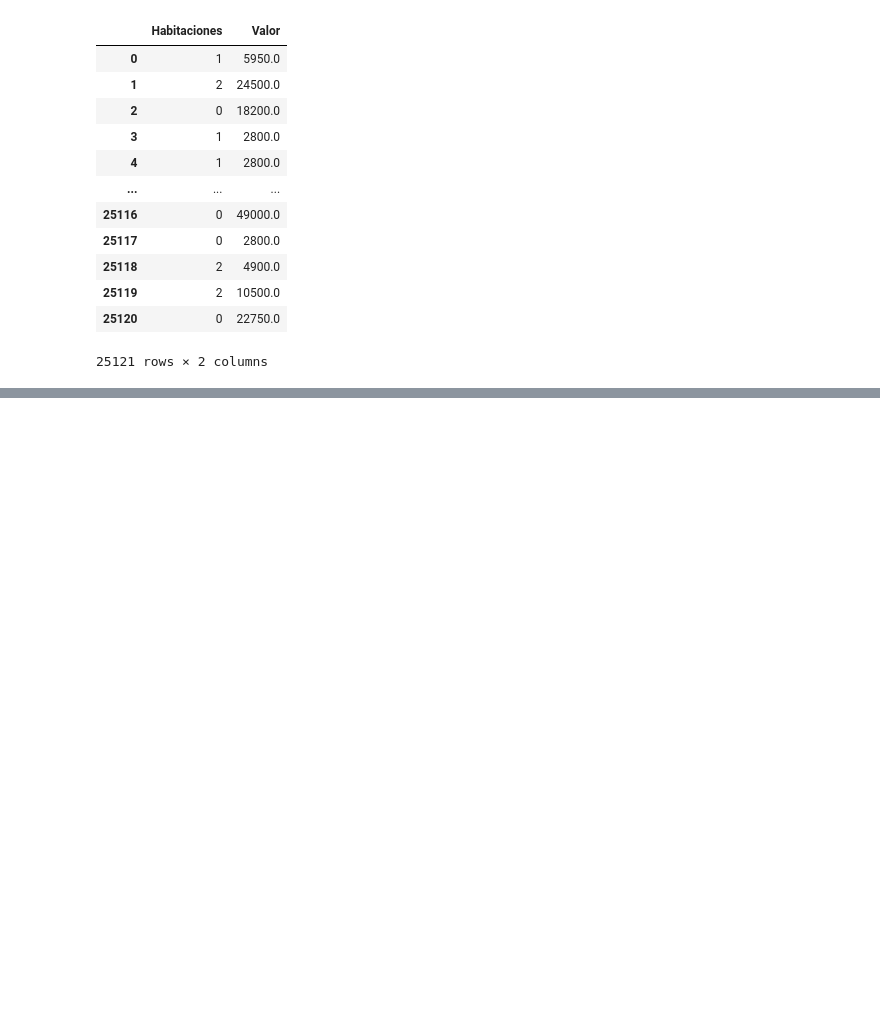
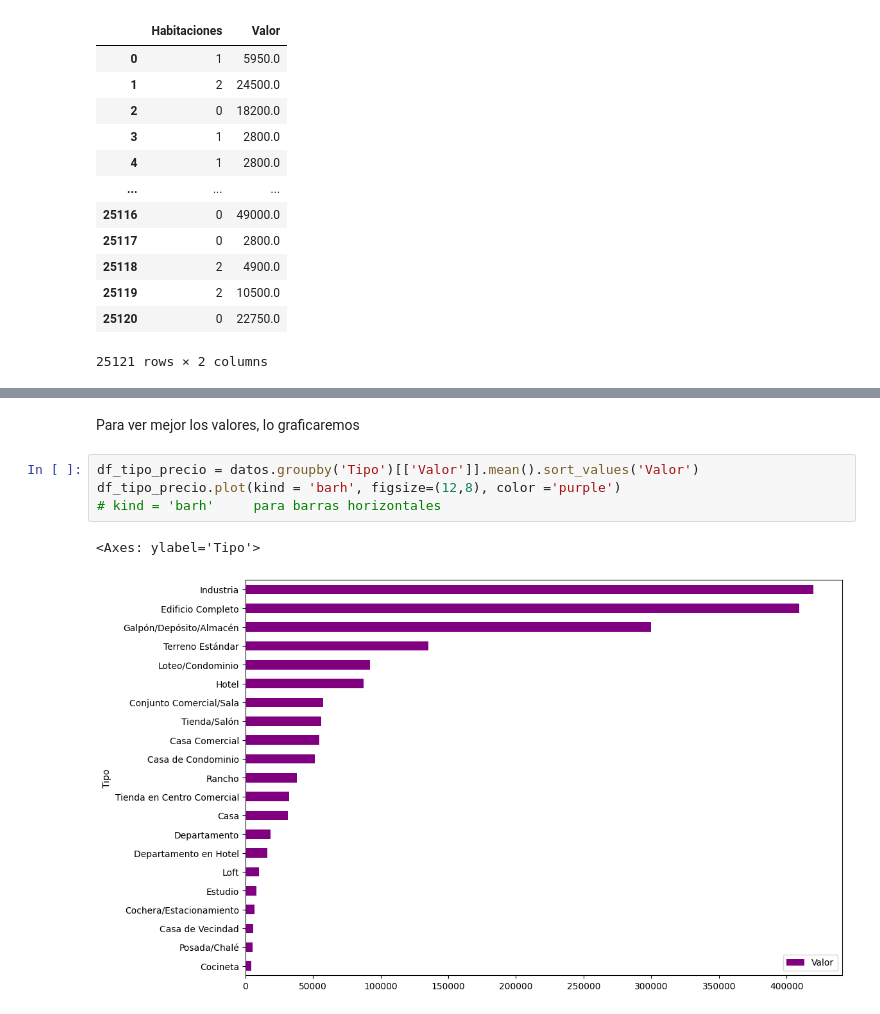
Before and after one commit to aylenfv/ETL-conociendo-pandas, a Jupyter notebook: inmuebles_cdmx.ipynb, the cells around one changed output, grey strips where cells are left out. Saved outputs shown, nothing was run; the diff lists cells and outputs as text; blank space fills up the shorter version.

Commit message:
Análisis exploratorio de datos, definiendo nuestro DF objetivo

```diff
--- a/inmuebles_cdmx.ipynb
+++ b/inmuebles_cdmx.ipynb
@@ -162,0 +357,9 @@ datos[['Habitaciones','Valor']]
+# %% [markdown]
+Para ver mejor los valores, lo graficaremos
+# %%
+df_tipo_precio = datos.groupby('Tipo')[['Valor']].mean().sort_values('Valor')
+df_tipo_precio.plot(kind = 'barh', figsize=(12,8), color ='purple')
+# kind = 'barh'     para barras horizontales
+# %% [output]
+<Axes: ylabel='Tipo'>
+[figure, added]
```
Also changed, not shown: parts of 46 cells of this notebook.
